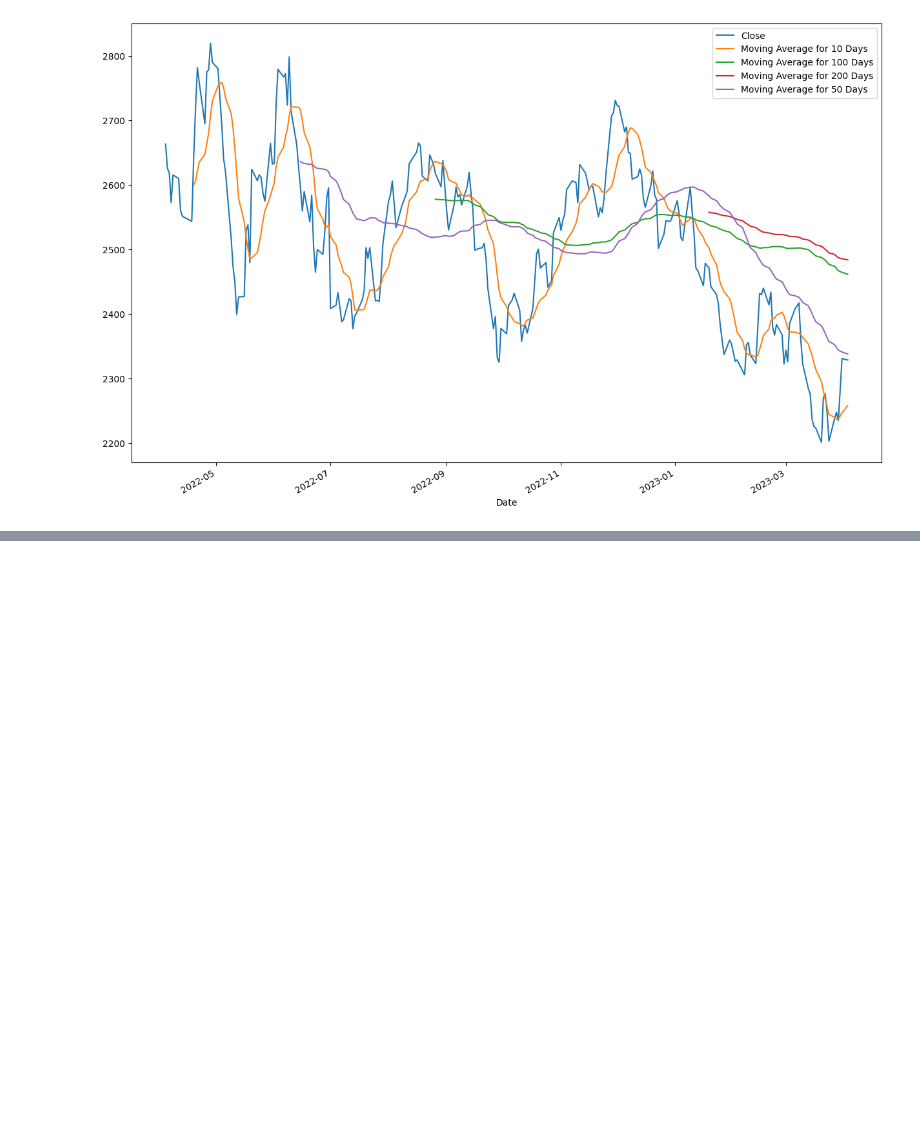
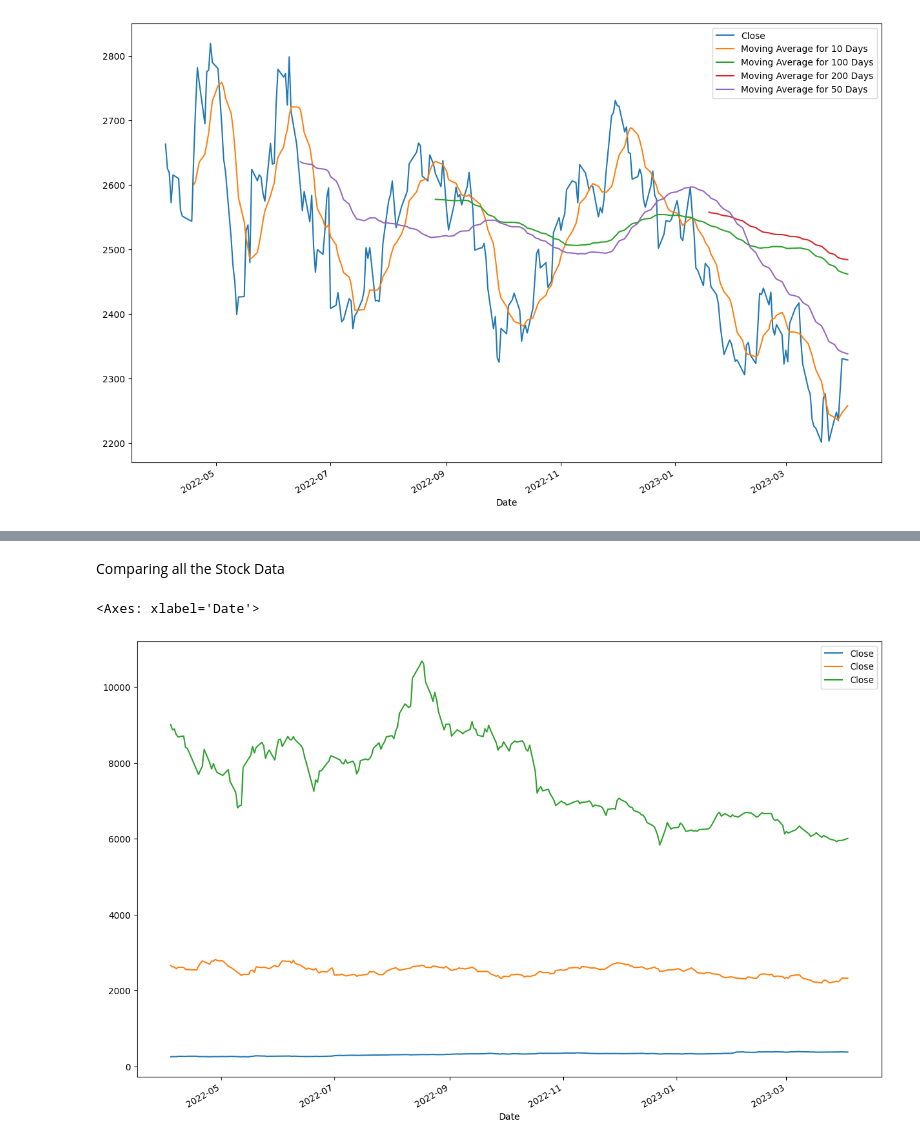
Before and after one commit to suresh130900/python_analisys, a Jupyter notebook: DAP_project.ipynb, the cells around one changed output, grey strips where cells are left out. Drawn from its saved outputs; the diff is of its cells as text; code cells hidden in the pictures; blank space fills up the shorter version.

```diff
--- a/DAP_project.ipynb
+++ b/DAP_project.ipynb
@@ -136,0 +167,15 @@ reliance[["Close","Moving Average for 10 Days","Moving Average for 100 Days","Mo
+# %% [markdown]
+Comparing all the Stock Data
+# %%
+reliance_close = reliance["Close"]
+reliance_close
+
+tata_close = tata["Close"]
+itc_close = itc["Close"]
+
+itc["Close"].plot(legend= True,figsize=(15,10))
+reliance["Close"].plot(legend= True,figsize=(15,10))
+tata["Close"].plot(legend= True,figsize=(15,10))
+# %% [output]
+<Axes: xlabel='Date'>
+[figure, added]
```
Also changed, not shown: parts of 4 cells of this notebook.
